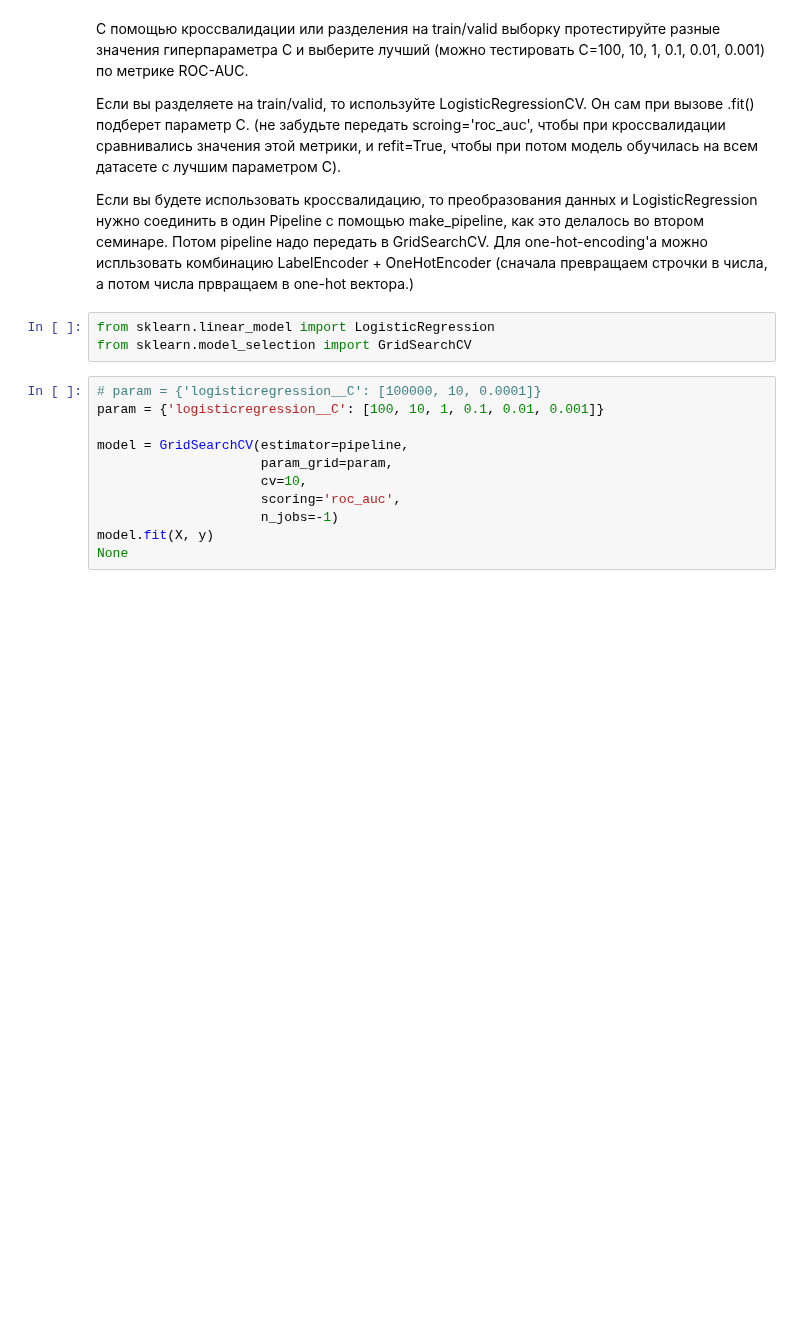
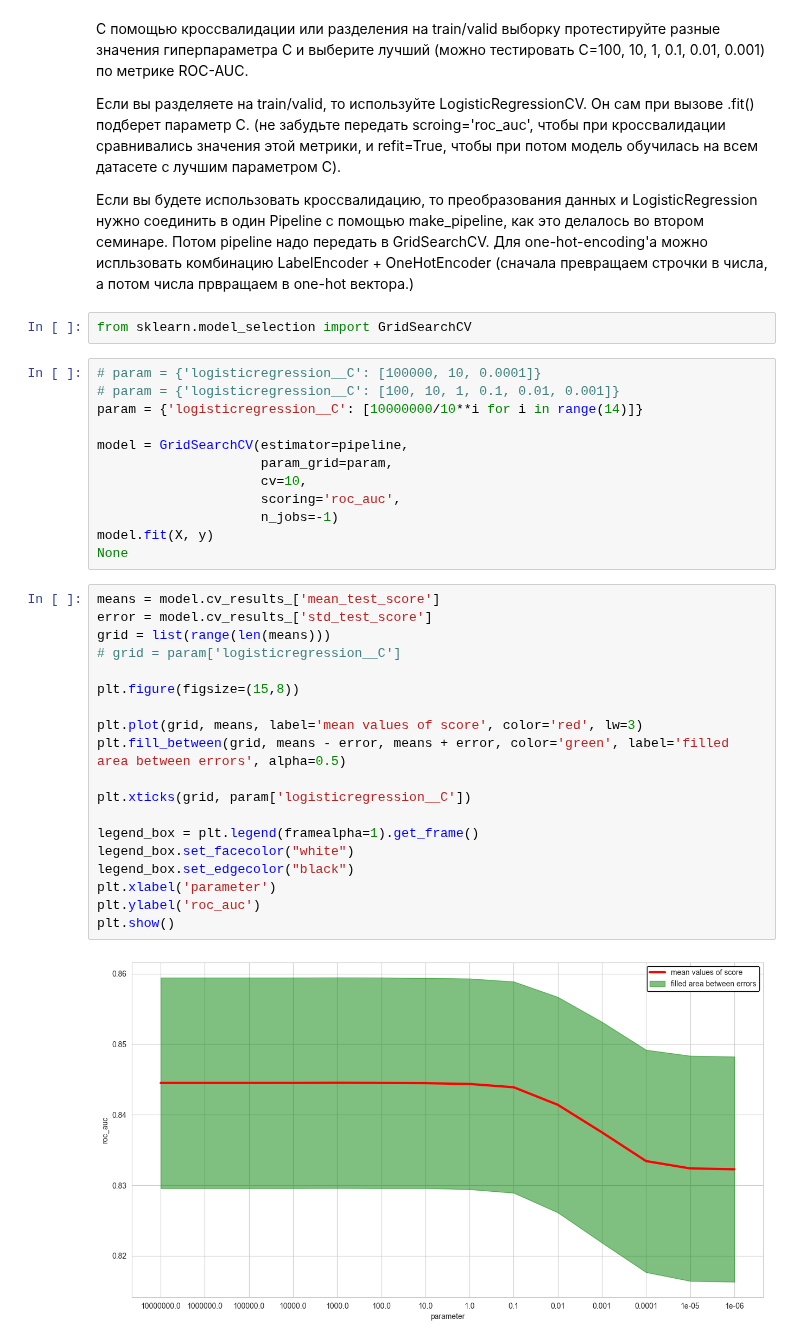
Before and after one commit to kudrmax/machine-learning, a Jupyter notebook: dls/dls-hw/dls-hw3/result.ipynb, the cells around one changed output. Drawn from its saved outputs; the diff is of its cells as text; blank space fills up the shorter version.

```diff
--- a/dls/dls-hw/dls-hw3/result.ipynb
+++ b/dls/dls-hw/dls-hw3/result.ipynb
@@ -143,11 +143,11 @@ pipeline.score(X, y)
 
 Если вы будете использовать кроссвалидацию, то преобразования данных и LogisticRegression нужно соединить в один Pipeline с помощью make_pipeline, как это делалось во втором семинаре. Потом pipeline надо передать в GridSearchCV. Для one-hot-encoding'a можно испльзовать комбинацию LabelEncoder + OneHotEncoder (сначала превращаем строчки в числа, а потом числа првращаем в one-hot вектора.)
 # %%
-from sklearn.linear_model import LogisticRegression
 from sklearn.model_selection import GridSearchCV
 # %%
 # param = {'logisticregression__C': [100000, 10, 0.0001]}
-param = {'logisticregression__C': [100, 10, 1, 0.1, 0.01, 0.001]}
+# param = {'logisticregression__C': [100, 10, 1, 0.1, 0.01, 0.001]}
+param = {'logisticregression__C': [10000000/10**i for i in range(14)]}
 
 model = GridSearchCV(estimator=pipeline,
                      param_grid=param,
@@ -156,3 +156,24 @@ model = GridSearchCV(estimator=pipeline,
                      n_jobs=-1)
 model.fit(X, y)
 None
+# %%
+means = model.cv_results_['mean_test_score']
+error = model.cv_results_['std_test_score']
+grid = list(range(len(means)))
+# grid = param['logisticregression__C']
+
+plt.figure(figsize=(15,8))
+
+plt.plot(grid, means, label='mean values of score', color='red', lw=3)
+plt.fill_between(grid, means - error, means + error, color='green', label='filled area between errors', alpha=0.5)
+
+plt.xticks(grid, param['logisticregression__C'])
+
+legend_box = plt.legend(framealpha=1).get_frame()
+legend_box.set_facecolor("white")
+legend_box.set_edgecolor("black")
+plt.xlabel('parameter')
+plt.ylabel('roc_auc')
+plt.show()
+# %% [output]
+[figure, added]
```
Also changed, not shown: parts of 7 cells of this notebook.
